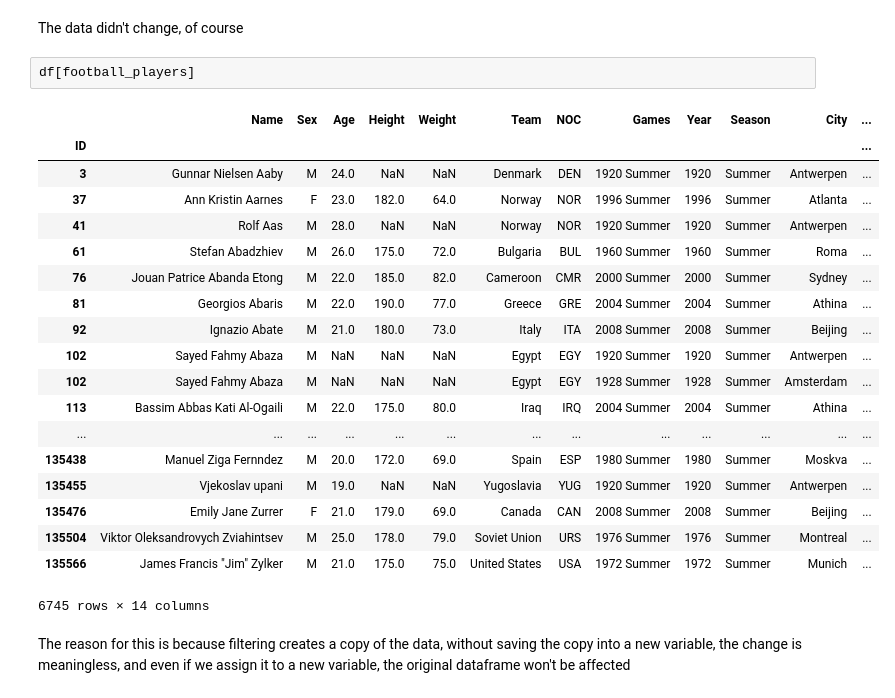
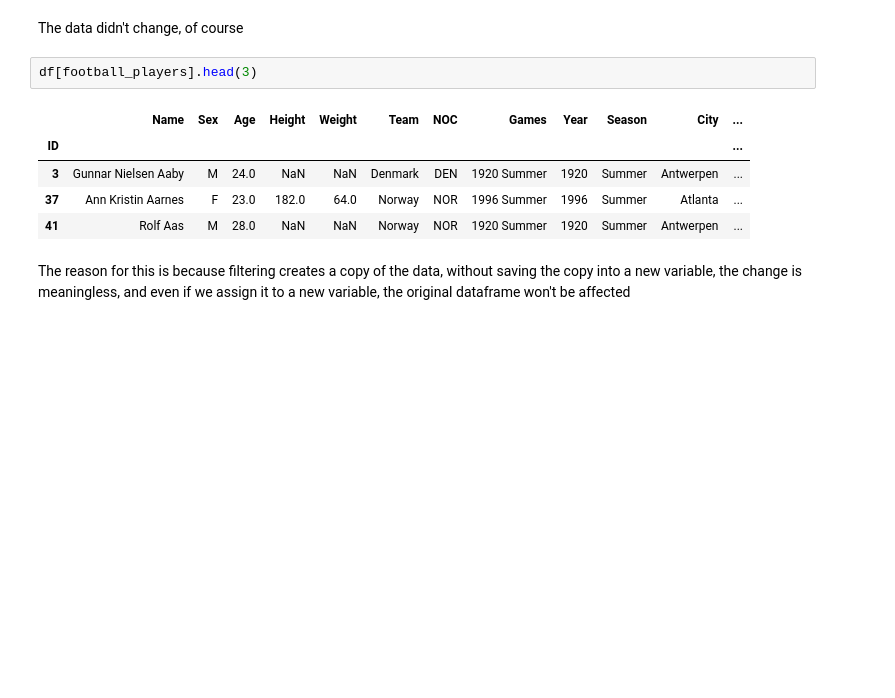
Before and after one commit to Elad-p/Python, a Jupyter notebook: Data Analysis/05_Pandas - Filtering Dataframes.ipynb, the cells around one changed output. Saved outputs shown, nothing was run; the diff lists cells and outputs as text; blank space fills up the shorter version.

```diff
--- a/Data Analysis/05_Pandas - Filtering Dataframes.ipynb
+++ b/Data Analysis/05_Pandas - Filtering Dataframes.ipynb
@@ -478,27 +478,13 @@ See the caveats in the documentation: http://pandas.pydata.org/pandas-docs/stabl
 # %% [markdown]
 The data didn't change, of course
 # %%
-df[football_players]
+df[football_players].head(3)
 # %% [output]
 |  | Name | Sex | Age | Height | Weight | Team | NOC | Games | Year | Season | City | ... |
 | ID |  |  |  |  |  |  |  |  |  |  |  | ... |
 | 3 | Gunnar Nielsen Aaby | M | 24.0 | NaN | NaN | Denmark | DEN | 1920 Summer | 1920 | Summer | Antwerpen | ... |
 | 37 | Ann Kristin Aarnes | F | 23.0 | 182.0 | 64.0 | Norway | NOR | 1996 Summer | 1996 | Summer | Atlanta | ... |
 | 41 | Rolf Aas | M | 28.0 | NaN | NaN | Norway | NOR | 1920 Summer | 1920 | Summer | Antwerpen | ... |
-| 61 | Stefan Abadzhiev | M | 26.0 | 175.0 | 72.0 | Bulgaria | BUL | 1960 Summer | 1960 | Summer | Roma | ... |
-| 76 | Jouan Patrice Abanda Etong | M | 22.0 | 185.0 | 82.0 | Cameroon | CMR | 2000 Summer | 2000 | Summer | Sydney | ... |
-| 81 | Georgios Abaris | M | 22.0 | 190.0 | 77.0 | Greece | GRE | 2004 Summer | 2004 | Summer | Athina | ... |
-| 92 | Ignazio Abate | M | 21.0 | 180.0 | 73.0 | Italy | ITA | 2008 Summer | 2008 | Summer | Beijing | ... |
-| 102 | Sayed Fahmy Abaza | M | NaN | NaN | NaN | Egypt | EGY | 1920 Summer | 1920 | Summer | Antwerpen | ... |
-| 102 | Sayed Fahmy Abaza | M | NaN | NaN | NaN | Egypt | EGY | 1928 Summer | 1928 | Summer | Amsterdam | ... |
-| 113 | Bassim Abbas Kati Al-Ogaili | M | 22.0 | 175.0 | 80.0 | Iraq | IRQ | 2004 Summer | 2004 | Summer | Athina | ... |
-| ... | ... | ... | ... | ... | ... | ... | ... | ... | ... | ... | ... | ... |
-| 135438 | Manuel Ziga Fernndez | M | 20.0 | 172.0 | 69.0 | Spain | ESP | 1980 Summer | 1980 | Summer | Moskva | ... |
-| 135455 | Vjekoslav upani | M | 19.0 | NaN | NaN | Yugoslavia | YUG | 1920 Summer | 1920 | Summer | Antwerpen | ... |
-| 135476 | Emily Jane Zurrer | F | 21.0 | 179.0 | 69.0 | Canada | CAN | 2008 Summer | 2008 | Summer | Beijing | ... |
-| 135504 | Viktor Oleksandrovych Zviahintsev | M | 25.0 | 178.0 | 79.0 | Soviet Union | URS | 1976 Summer | 1976 | Summer | Montreal | ... |
-| 135566 | James Francis "Jim" Zylker | M | 21.0 | 175.0 | 75.0 | United States | USA | 1972 Summer | 1972 | Summer | Munich | ... |
-6745 rows × 14 columns
 # %% [markdown]
 The reason for this is because filtering creates a copy of the data, without saving the copy into a new variable, the change is meaningless, and even if we assign it to a new variable, the original dataframe won't be affected
 # %%
```
Also changed, not shown: parts of 9 cells of this notebook.
